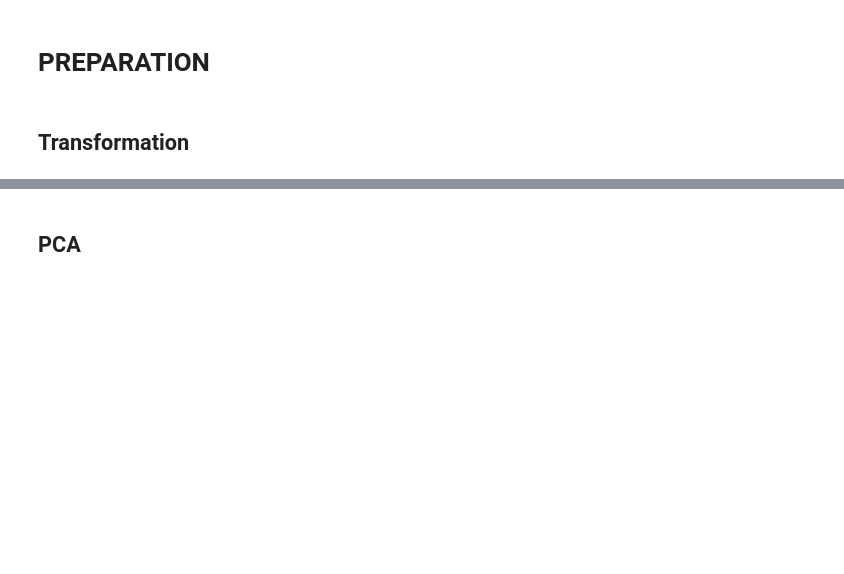
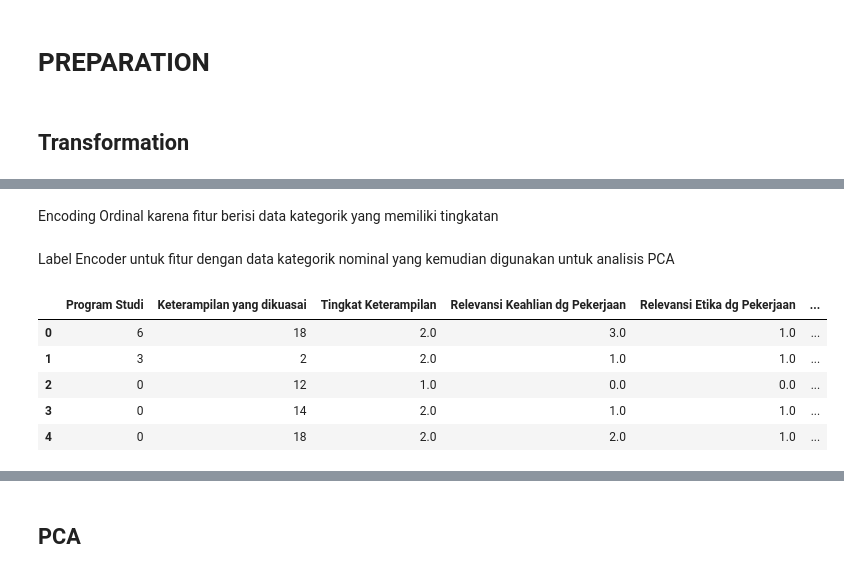
Before and after one commit to firarru/Project-Tracer-Study, a Jupyter notebook: Tracer_Study.ipynb, the cells around one changed output, grey strips where cells are left out. Saved outputs shown, nothing was run; the diff lists cells and outputs as text; code cells hidden in the pictures; blank space fills up the shorter version.

```diff
--- a/Tracer_Study.ipynb
+++ b/Tracer_Study.ipynb
@@ -94,6 +91 @@ from sklearn.preprocessing import LabelEncoder, OneHotEncoder
-# %%
-le = {}
-for col in df.select_dtypes(include=['object']).columns:
-    le[col] = LabelEncoder()
-    df[col] = le[col].fit_transform(df[col])
 # %%
@@ -107,0 +104,43 @@ df.head()
+# %% [markdown]
+Encoding Ordinal karena fitur berisi data kategorik yang memiliki tingkatan
+# %%
+cat_tinggi = df[['Tingkat Keterampilan', 'Relevansi Keahlian dg Pekerjaan', 'Relevansi Etika dg Pekerjaan', 'Relevansi Kompetensi Bhs. Inggris dg Pekerjaan',
+                 'Relevansi Kompetensi Komunikasi dg Pekerjaan', 'Relevansi Kemampuan Kerja Sama Tim dg Pekerjaan']]
+cat_erat = df[['Relevansi Prodi dg Pekerjaan']]
+cat_besar = df[['Relevansi Kurikulum Prodi dg Pekerjaan', 'Relevansi Kurikulum Magang dg Pekerjaan', 'Relevansi Praktikum dg Pekerjaan']]
+
+df_ordinal = pd.concat([cat_tinggi, cat_erat, cat_besar], axis=1)
+
+field_dict = {
+  'field_tinggi' : ["Sangat Tinggi", "Tinggi", "Cukup Tinggi", "Rendah", "Sangat Rendah"],
+  'field_erat' : ["Sangat Erat", "Erat", "Cukup Erat", "Kurang Erat", "Tidak Sama Sekali"],
+  'field_besar' :["Sangat Besar", "Besar", "Cukup Besar", "Kurang", "Tidak Sama Sekali"]
+}
+
+kelompok_fitur = {
+  'field_tinggi': cat_tinggi.columns,
+  'field_erat': cat_erat.columns,
+  'field_besar': cat_besar.columns
+}
+# %%
+df_encode = df.copy()
+
+for key, kolom in kelompok_fitur.items():
+  OE = OrdinalEncoder(categories=[field_dict[key]]*len(kolom))
+  df_encode[kolom] = OE.fit_transform(df[kolom])
+# %% [markdown]
+Label Encoder untuk fitur dengan data kategorik nominal yang kemudian digunakan untuk analisis PCA
+# %%
+cat_label = ['Program Studi', 'Keterampilan yang dikuasai', 'Sektor Pekerjaan']
+le = LabelEncoder()
+for kolom in cat_label:
+  df_encode[kolom] = le.fit_transform(df_encode[kolom])
+# %%
+df_encode.head()
+# %% [output]
+|  | Program Studi | Keterampilan yang dikuasai | Tingkat Keterampilan | Relevansi Keahlian dg Pekerjaan | Relevansi Etika dg Pekerjaan | ... |
+| 0 | 6 | 18 | 2.0 | 3.0 | 1.0 | ... |
+| 1 | 3 | 2 | 2.0 | 1.0 | 1.0 | ... |
+| 2 | 0 | 12 | 1.0 | 0.0 | 0.0 | ... |
+| 3 | 0 | 14 | 2.0 | 1.0 | 1.0 | ... |
+| 4 | 0 | 18 | 2.0 | 2.0 | 1.0 | ... |
```
Also changed, not shown: parts of 10 cells of this notebook.
